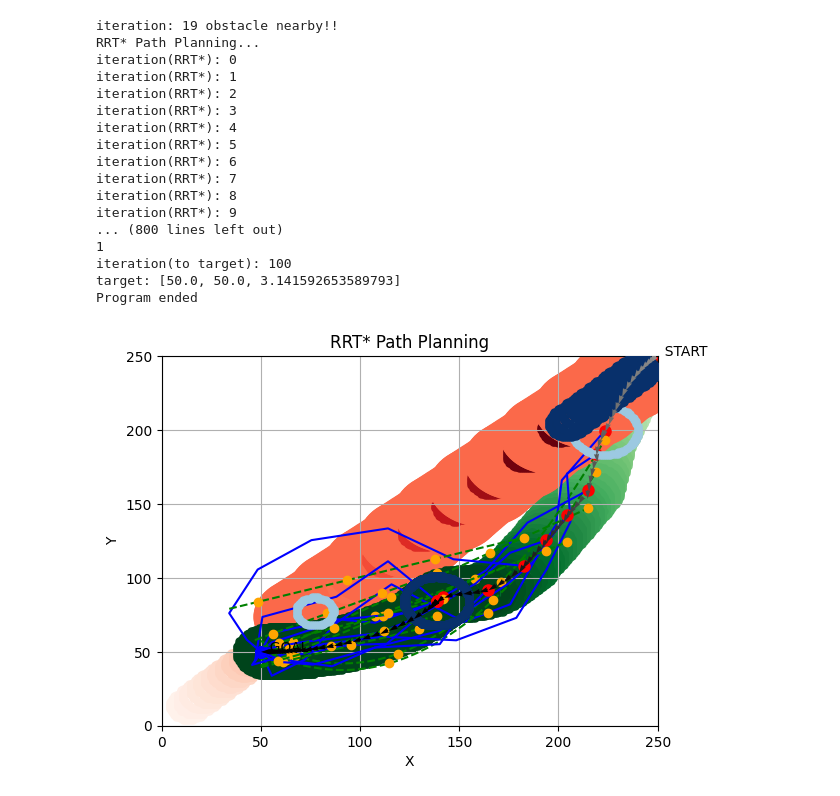
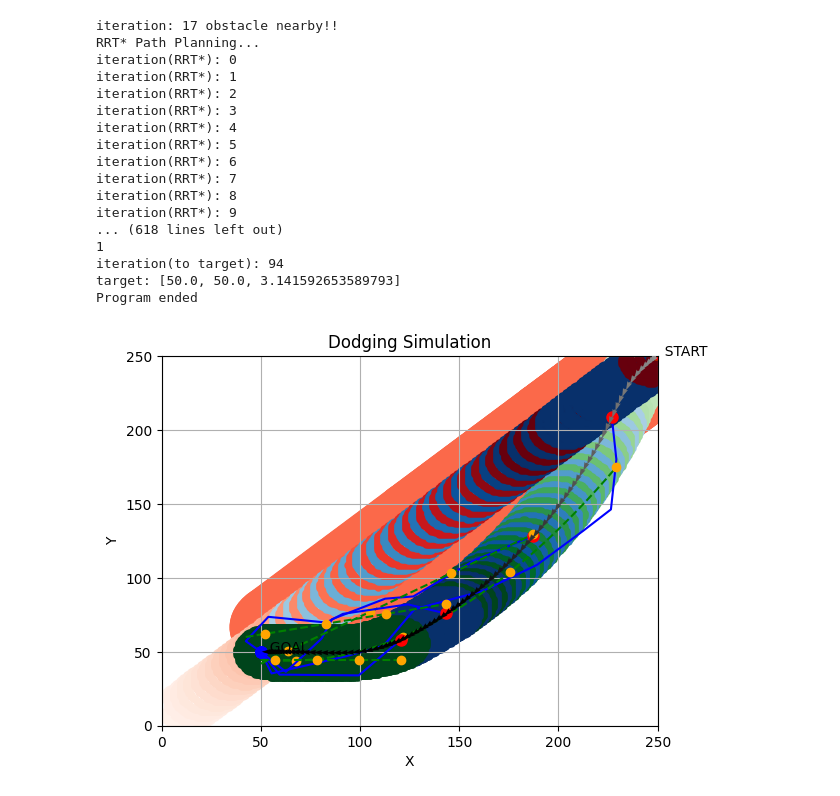
Before and after one commit to waynechu1109/Dodging-Dynamical-Obstacles-Using-Turtlebot4-Camera-Feed, a Jupyter notebook: dodge_planner.ipynb, the cells around one changed output. Drawn from its saved outputs; the diff is of its cells as text; code cells hidden in the pictures.

```diff
--- a/dodge_planner.ipynb
+++ b/dodge_planner.ipynb
@@ -125,7 +125,7 @@ class RRTStar:
 
     def plot(self, path=None):
         for obstacle in self.obstacle_list:
-            circle = plt.Circle((obstacle[0], obstacle[1]), obstacle[2], color=plt.cm.Reds(0.5))
+            circle = plt.Circle((obstacle[0], obstacle[1]), obstacle[2], color=plt.cm.Reds(0.5), zorder=0)
             plt.gca().add_patch(circle)
         for node in self.node_list:
             if node.parent is not None:
@@ -139,7 +139,7 @@ class RRTStar:
         plt.ylim(self.y_limit)
         plt.xlabel('X')
         plt.ylabel('Y')
-        plt.title('RRT* Path Planning')
+        plt.title('Dodging Simulation')
         plt.grid(True)
         # plt.show()
 
@@ -156,7 +156,7 @@ current_obstacle_position = initial_obstacle_position
 obstacle_old_position = [0., 0.]
 dodge_slope = -(current_obstacle_position[2])**(-1)
 obstacle_velocity = 5.
-obstacle_radius = 10.    # (R)
+obstacle_radius = 15.    # (R)
 obstacle_x_velo = obstacle_velocity* np.cos(current_obstacle_position[2])
 obstacle_y_velo = obstacle_velocity* np.sin(current_obstacle_position[2])
 
@@ -177,7 +177,7 @@ diff_arr = [0., 0., 0.]
 controller_index = 0
 
 sampling_freq = 1.    # Hz
-safety_margin = 10*robot_radius
+safety_margin = 11*robot_radius
 
 dodge = 0
 nearby = 0
@@ -237,11 +237,11 @@ def plot_obstacle_for_RRTstar():
 
     # create obstacle list for RRT*
     obstacle_list.append([current_obstacle_position[0], current_obstacle_position[1], security_width])
-    predicted_length = 75
+    predicted_length = 250
     for i in range(predicted_length):
         obstacle_list_x = current_obstacle_position[0]+obstacle_x_velo*(i/sampling_freq)
         obstacle_list_y = current_obstacle_position[1]+obstacle_y_velo*(i/sampling_freq)
-        obstacle_list.append([obstacle_list_x, obstacle_list_y, security_width*(1-(i/predicted_length))])
+        obstacle_list.append([obstacle_list_x, obstacle_list_y, security_width*1]) # (1-(i/predicted_length))
 
     # iteration_since_see += 1
 
@@ -254,14 +254,14 @@ def plot_obstacle_and_robot():
                 crossing(x, y, iteration, 1, 1)
             elif (np.sqrt((current_obstacle_position[0]-x)**2 + (current_obstacle_position[1]-y)**2) <= obstacle_radius
                 and np.sqrt((current_obstacle_position[0]-x)**2 + (current_obstacle_position[1]-y)**2) >= obstacle_radius - 1) and nearby:
-                crossing(x, y, iteration, 3, 4)
+                crossing(x, y, iteration, 3, 1)
 
             if (np.sqrt((current_robot_position[0]-x)**2 + (current_robot_position[1]-y)**2) <= robot_radius
                 and np.sqrt((current_robot_position[0]-x)**2 + (current_robot_position[1]-y)**2) >= robot_radius - 1) and not nearby:
                 crossing(x, y, iteration, 2, 1)
             elif (np.sqrt((current_robot_position[0]-x)**2 + (current_robot_position[1]-y)**2) <= robot_radius
                 and np.sqrt((current_robot_position[0]-x)**2 + (current_robot_position[1]-y)**2) >= robot_radius - 1) and nearby:
-                crossing(x, y, iteration, 3, 4)
+                crossing(x, y, iteration, 3, 1)
 
 def move_next_position():
     global see_obstacle, current_obstacle_position, current_robot_position, obstacle_x_velo, obstacle_y_velo, robot_x_velo, robot_y_velo, robot_omega, sampling_freq, controller_index, robot_velocity
@@ -381,10 +381,11 @@ while (0<current_obstacle_position[0] and current_obstacle_position[0]<size and
         see_obstacle = 1
         controller_index = 0
         dodge = 1
-        robot_velocity = 0
-        robot_omega = 0
-
+        # robot_velocity = 0
+        # robot_omega = 0
     else:
+        dodge = 0
+        nearby = 0
         # controller to distination
         for j in range(3):
             diff_arr[j] = current_robot_position[j] - target[j]
@@ -398,7 +399,7 @@ while (0<current_obstacle_position[0] and current_obstacle_position[0]<size and
 
     if dodge:
         plot_obstacle_for_RRTstar()
-        if iteration_since_see%5 == 0:
+        if iteration_since_see%10 == 0:
             # set RRT* start and goal
             start = (current_robot_position[0], current_robot_position[1])
             goal = (target[0], target[1])
@@ -466,35 +467,35 @@ while (0<current_obstacle_position[0] and current_obstacle_position[0]<size and
     nearby = 0
     # if iteration == 50:
     #     break
     iteration += 1
 
     # make sure the orientation if robot is between [0, 2pi]
     if current_robot_position[2] < 0:
         current_robot_position[2] += 2*np.pi
     current_robot_position[2] = current_robot_position[2]%(2*np.pi)
 
     if np.sqrt((current_robot_position[0]-target[0])**2 +
                 (current_robot_position[1]-target[1])**2) < 5. or iteration > 500:
         break
 print('target:', target)
 print("Program ended")
 # %% [output]
-iteration: 19 obstacle nearby!!
+iteration: 17 obstacle nearby!!
 RRT* Path Planning...
 iteration(RRT*): 0
 iteration(RRT*): 1
 iteration(RRT*): 2
 iteration(RRT*): 3
 iteration(RRT*): 4
 iteration(RRT*): 5
 iteration(RRT*): 6
 iteration(RRT*): 7
 iteration(RRT*): 8
 iteration(RRT*): 9
-... (800 lines left out)
+... (618 lines left out)
 1
-iteration(to target): 100
+iteration(to target): 94
 target: [50.0, 50.0, 3.141592653589793]
 Program ended
-[figure, old version]
+[figure, new version]
 # %%
```
Also changed, not shown: parts of 2 cells of this notebook.
